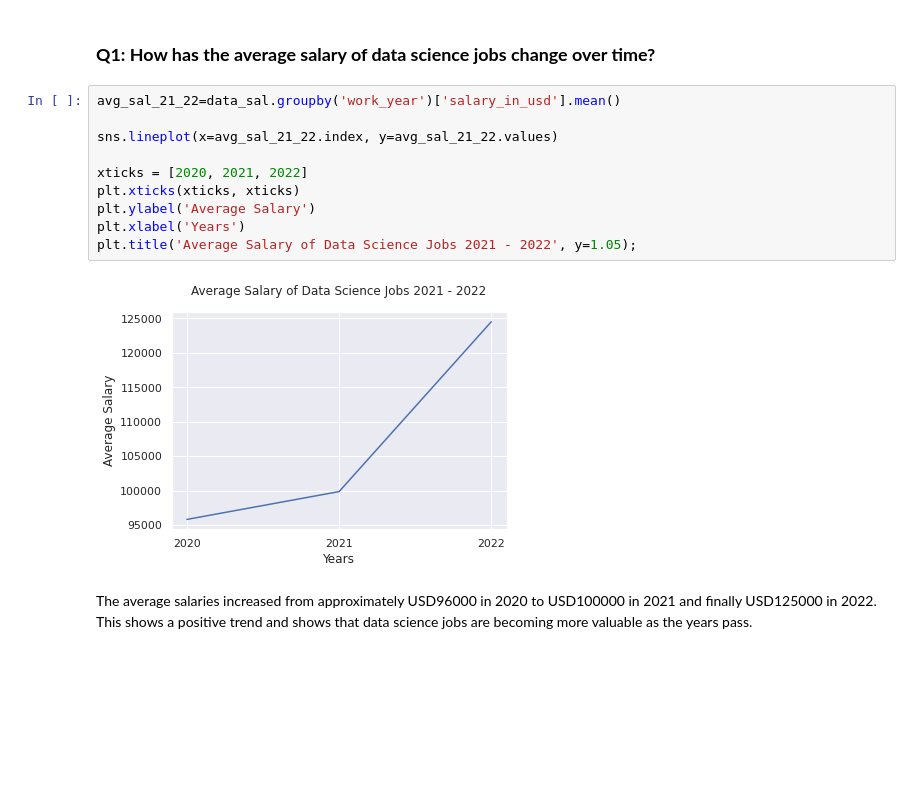
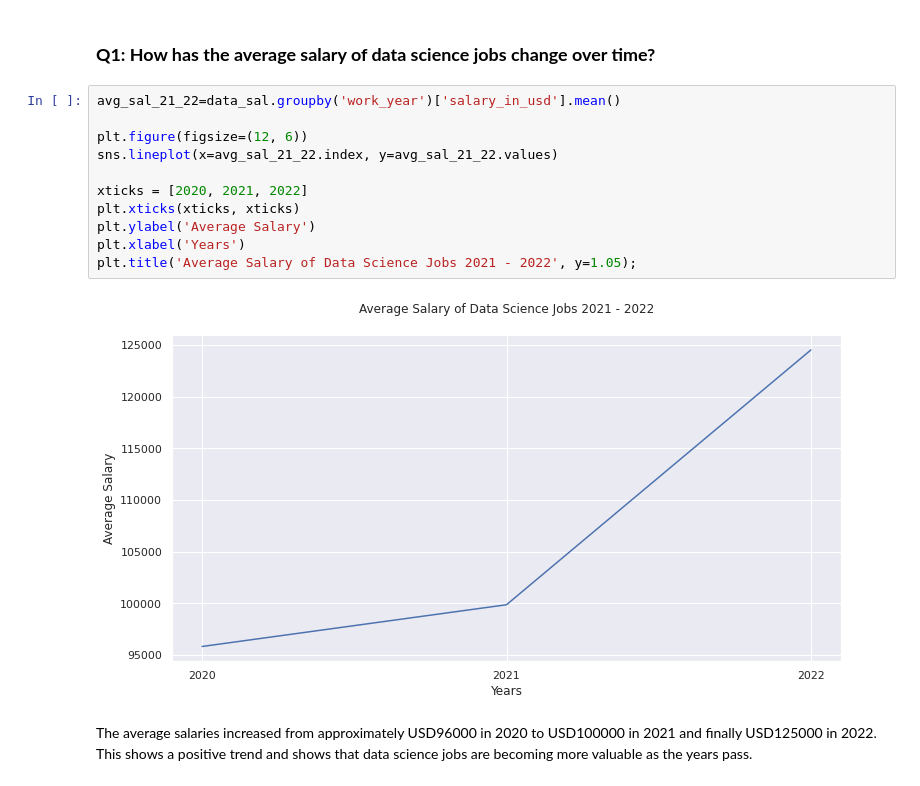
Before and after one commit to a-tayo/project1-data-scientist-nanodegree, a Jupyter notebook: data-science-job-salaries.ipynb, the cells around one changed output. Drawn from its saved outputs; the diff is of its cells as text; blank space fills up the shorter version.

Commit message:
Increase chart size

```diff
--- a/data-science-job-salaries.ipynb
+++ b/data-science-job-salaries.ipynb
@@ -82,15 +84,16 @@ No null values in this dataset.
 # %%
 avg_sal_21_22=data_sal.groupby('work_year')['salary_in_usd'].mean()
 
+plt.figure(figsize=(12, 6))
 sns.lineplot(x=avg_sal_21_22.index, y=avg_sal_21_22.values)
 
 xticks = [2020, 2021, 2022]
 plt.xticks(xticks, xticks)
 plt.ylabel('Average Salary')
 plt.xlabel('Years')
 plt.title('Average Salary of Data Science Jobs 2021 - 2022', y=1.05);
 # %% [output]
-[figure, old version]
+[figure, new version]
 # %% [markdown]
 The average salaries increased from approximately USD96000 in 2020 to USD100000 in 2021 and finally USD125000 in 2022. This shows a positive trend and shows that data science jobs are becoming more valuable as the years pass.
 # %% [markdown]
```
Also changed, not shown: parts of 5 cells of this notebook.
